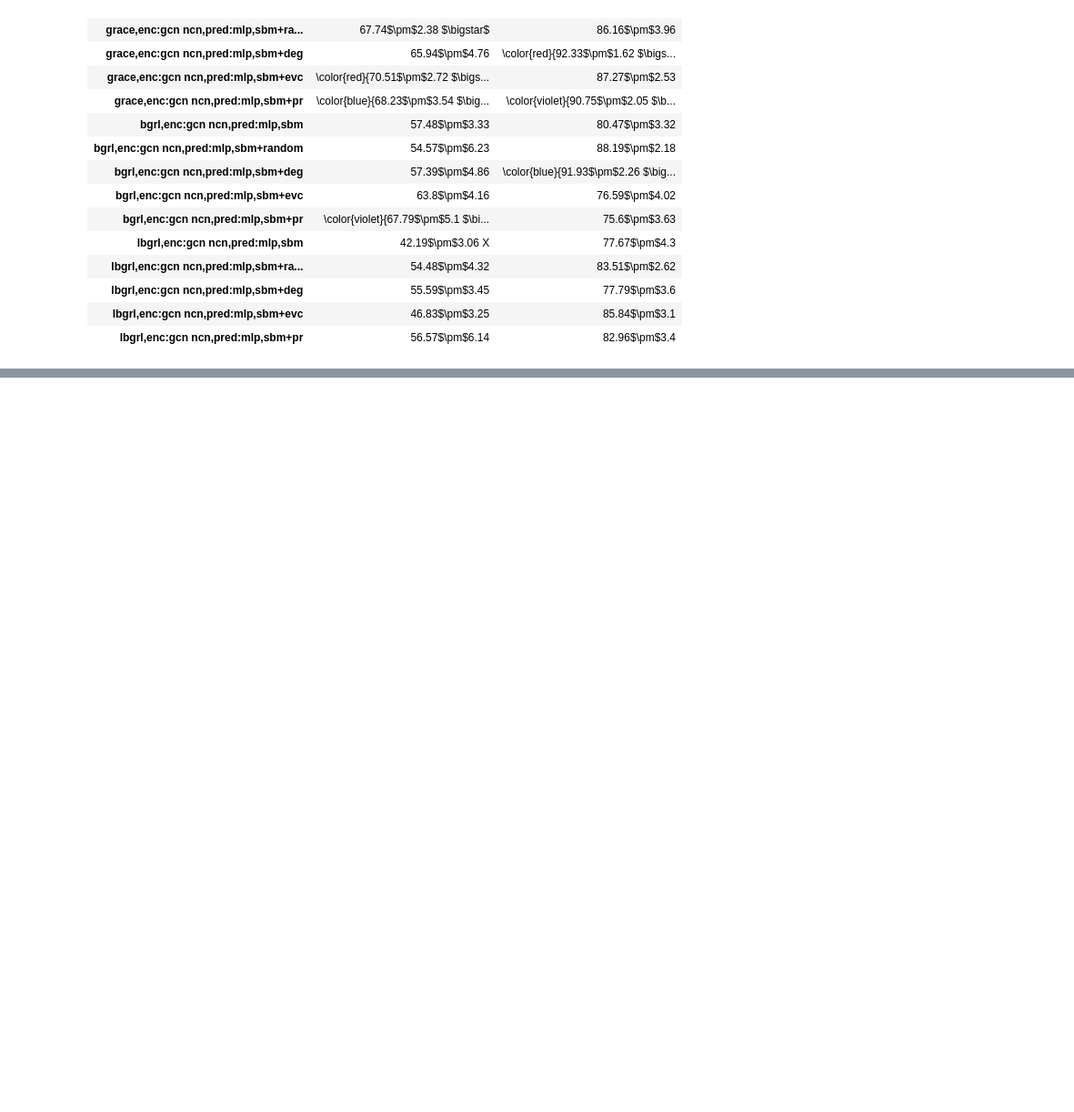
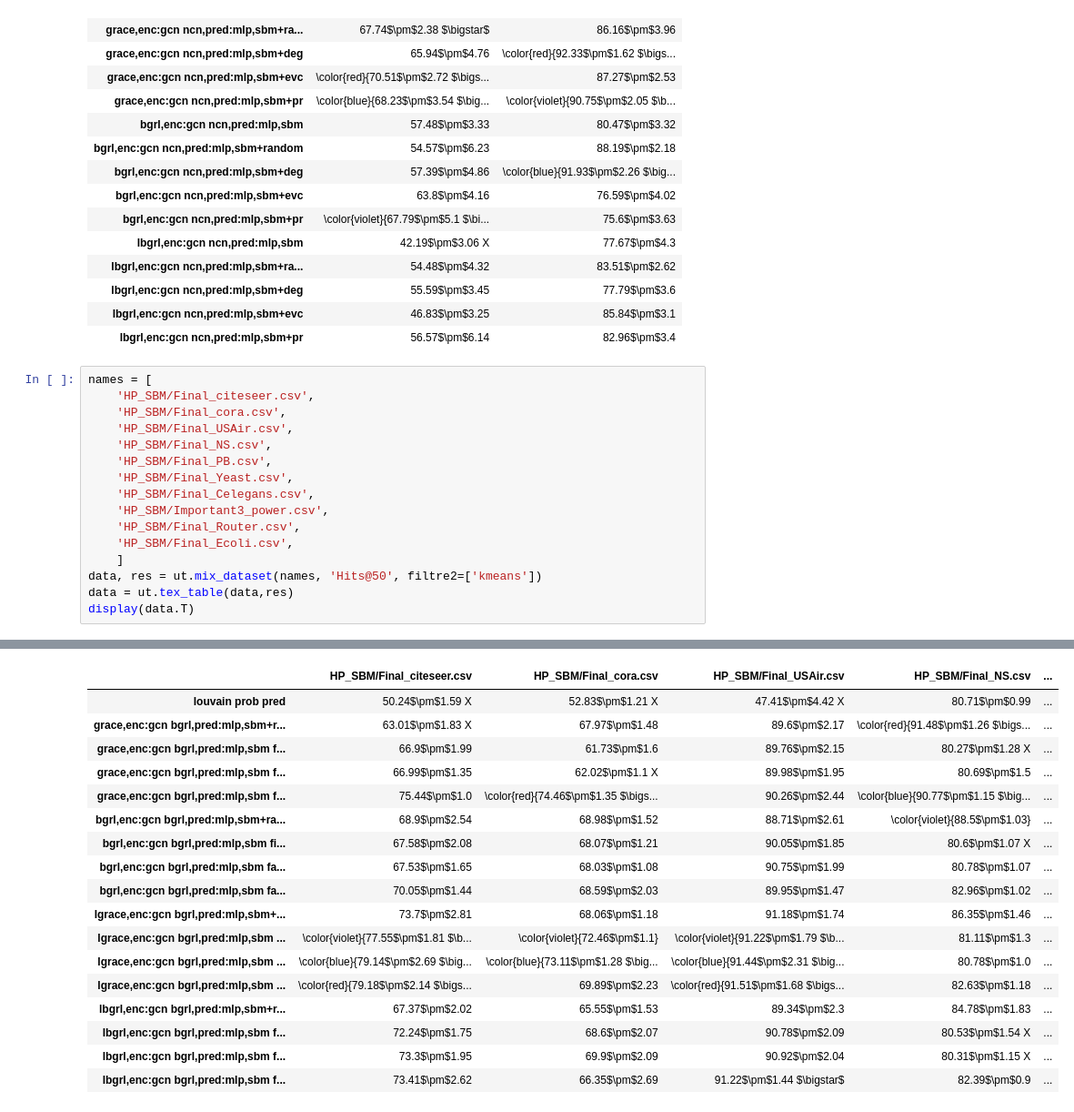
Before and after one commit to valentincuzin/GCL-Link-Prediction, a Jupyter notebook: New/output/HP_analysis.ipynb, the cells around one changed output, grey strips where cells are left out. Shown at 91% size. Drawn from its saved outputs; the diff is of its cells as text; blank space fills up the shorter version.

```diff
--- a/New/output/HP_analysis.ipynb
+++ b/New/output/HP_analysis.ipynb
@@ -142,3 +813,20 @@ bgrl,enc:gcn ncn,pred:mlp,sbm & 57.48$\pm$3.33 & 80.47$\pm$3.32 \\
 | lbgrl,enc:gcn ncn,pred:mlp,sbm+deg | 55.59$\pm$3.45 | 77.79$\pm$3.6 |
 | lbgrl,enc:gcn ncn,pred:mlp,sbm+evc | 46.83$\pm$3.25 | 85.84$\pm$3.1 |
 | lbgrl,enc:gcn ncn,pred:mlp,sbm+pr | 56.57$\pm$6.14 | 82.96$\pm$3.4 |
+# %%
+names = [
+    'HP_SBM/Final_citeseer.csv',
+    'HP_SBM/Final_cora.csv',
+    'HP_SBM/Final_USAir.csv',
+    'HP_SBM/Final_NS.csv',
+    'HP_SBM/Final_PB.csv',
+    'HP_SBM/Final_Yeast.csv',
+    'HP_SBM/Final_Celegans.csv',
+    'HP_SBM/Important3_power.csv',
+    'HP_SBM/Final_Router.csv',
+    'HP_SBM/Final_Ecoli.csv',
+    ]
+data, res = ut.mix_dataset(names, 'Hits@50', filtre2=['kmeans'])
+data = ut.tex_table(data,res)
+display(data.T)
+# %% [output]
@@ -144,0 +850,18 @@ bgrl,enc:gcn ncn,pred:mlp,sbm & 57.48$\pm$3.33 & 80.47$\pm$3.32 \\
+|  | HP_SBM/Final_citeseer.csv | HP_SBM/Final_cora.csv | HP_SBM/Final_USAir.csv | HP_SBM/Final_NS.csv | ... |
+| louvain prob pred | 50.24$\pm$1.59 X | 52.83$\pm$1.21 X | 47.41$\pm$4.42 X | 80.71$\pm$0.99 | ... |
+| grace,enc:gcn bgrl,pred:mlp,sbm+r... | 63.01$\pm$1.83 X | 67.97$\pm$1.48 | 89.6$\pm$2.17 | \color{red}{91.48$\pm$1.26 $\bigs... | ... |
+| grace,enc:gcn bgrl,pred:mlp,sbm f... | 66.9$\pm$1.99 | 61.73$\pm$1.6 | 89.76$\pm$2.15 | 80.27$\pm$1.28 X | ... |
+| grace,enc:gcn bgrl,pred:mlp,sbm f... | 66.99$\pm$1.35 | 62.02$\pm$1.1 X | 89.98$\pm$1.95 | 80.69$\pm$1.5 | ... |
+| grace,enc:gcn bgrl,pred:mlp,sbm f... | 75.44$\pm$1.0 | \color{red}{74.46$\pm$1.35 $\bigs... | 90.26$\pm$2.44 | \color{blue}{90.77$\pm$1.15 $\big... | ... |
+| bgrl,enc:gcn bgrl,pred:mlp,sbm+ra... | 68.9$\pm$2.54 | 68.98$\pm$1.52 | 88.71$\pm$2.61 | \color{violet}{88.5$\pm$1.03} | ... |
+| bgrl,enc:gcn bgrl,pred:mlp,sbm fi... | 67.58$\pm$2.08 | 68.07$\pm$1.21 | 90.05$\pm$1.85 | 80.6$\pm$1.07 X | ... |
+| bgrl,enc:gcn bgrl,pred:mlp,sbm fa... | 67.53$\pm$1.65 | 68.03$\pm$1.08 | 90.75$\pm$1.99 | 80.78$\pm$1.07 | ... |
+| bgrl,enc:gcn bgrl,pred:mlp,sbm fa... | 70.05$\pm$1.44 | 68.59$\pm$2.03 | 89.95$\pm$1.47 | 82.96$\pm$1.02 | ... |
+| lgrace,enc:gcn bgrl,pred:mlp,sbm+... | 73.7$\pm$2.81 | 68.06$\pm$1.18 | 91.18$\pm$1.74 | 86.35$\pm$1.46 | ... |
+| lgrace,enc:gcn bgrl,pred:mlp,sbm ... | \color{violet}{77.55$\pm$1.81 $\b... | \color{violet}{72.46$\pm$1.1} | \color{violet}{91.22$\pm$1.79 $\b... | 81.11$\pm$1.3 | ... |
+| lgrace,enc:gcn bgrl,pred:mlp,sbm ... | \color{blue}{79.14$\pm$2.69 $\big... | \color{blue}{73.11$\pm$1.28 $\big... | \color{blue}{91.44$\pm$2.31 $\big... | 80.78$\pm$1.0 | ... |
+| lgrace,enc:gcn bgrl,pred:mlp,sbm ... | \color{red}{79.18$\pm$2.14 $\bigs... | 69.89$\pm$2.23 | \color{red}{91.51$\pm$1.68 $\bigs... | 82.63$\pm$1.18 | ... |
+| lbgrl,enc:gcn bgrl,pred:mlp,sbm+r... | 67.37$\pm$2.02 | 65.55$\pm$1.53 | 89.34$\pm$2.3 | 84.78$\pm$1.83 | ... |
+| lbgrl,enc:gcn bgrl,pred:mlp,sbm f... | 72.24$\pm$1.75 | 68.6$\pm$2.07 | 90.78$\pm$2.09 | 80.53$\pm$1.54 X | ... |
+| lbgrl,enc:gcn bgrl,pred:mlp,sbm f... | 73.3$\pm$1.95 | 69.9$\pm$2.09 | 90.92$\pm$2.04 | 80.31$\pm$1.15 X | ... |
+| lbgrl,enc:gcn bgrl,pred:mlp,sbm f... | 73.41$\pm$2.62 | 66.35$\pm$2.69 | 91.22$\pm$1.44 $\bigstar$ | 82.39$\pm$0.9 | ... |
```
Also changed, not shown: parts of 14 cells of this notebook, 10 other files.
